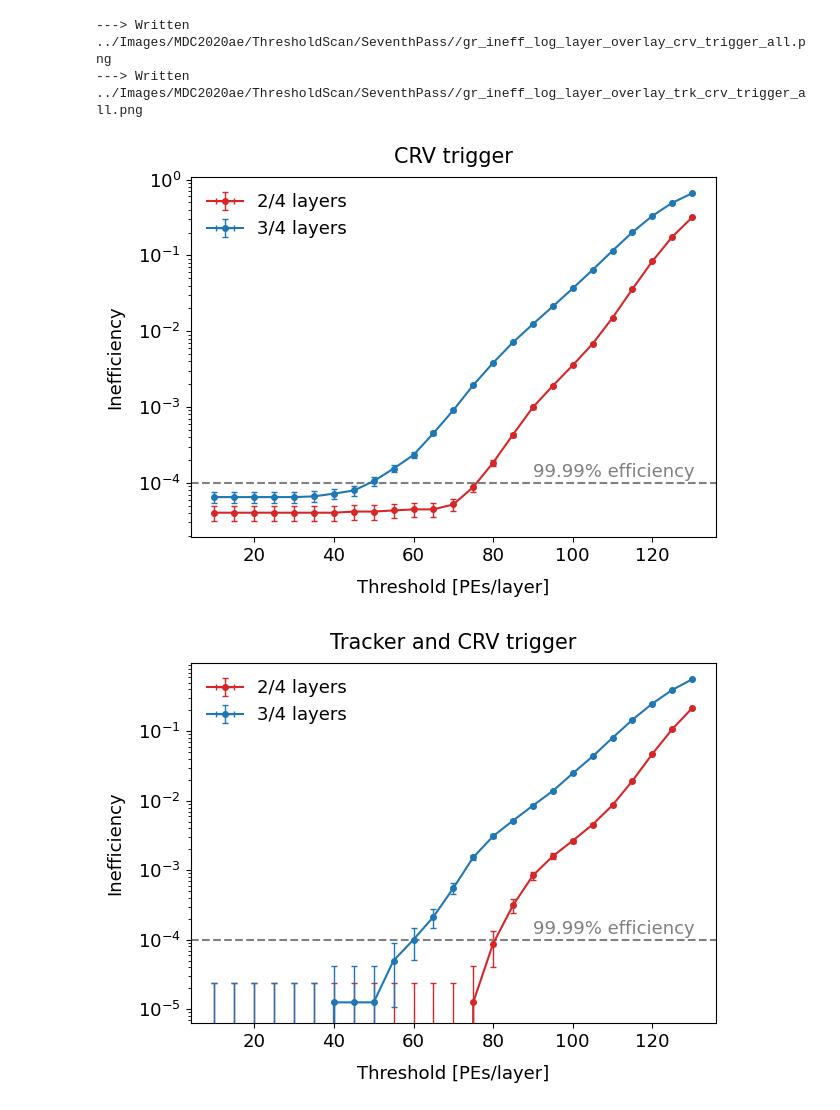
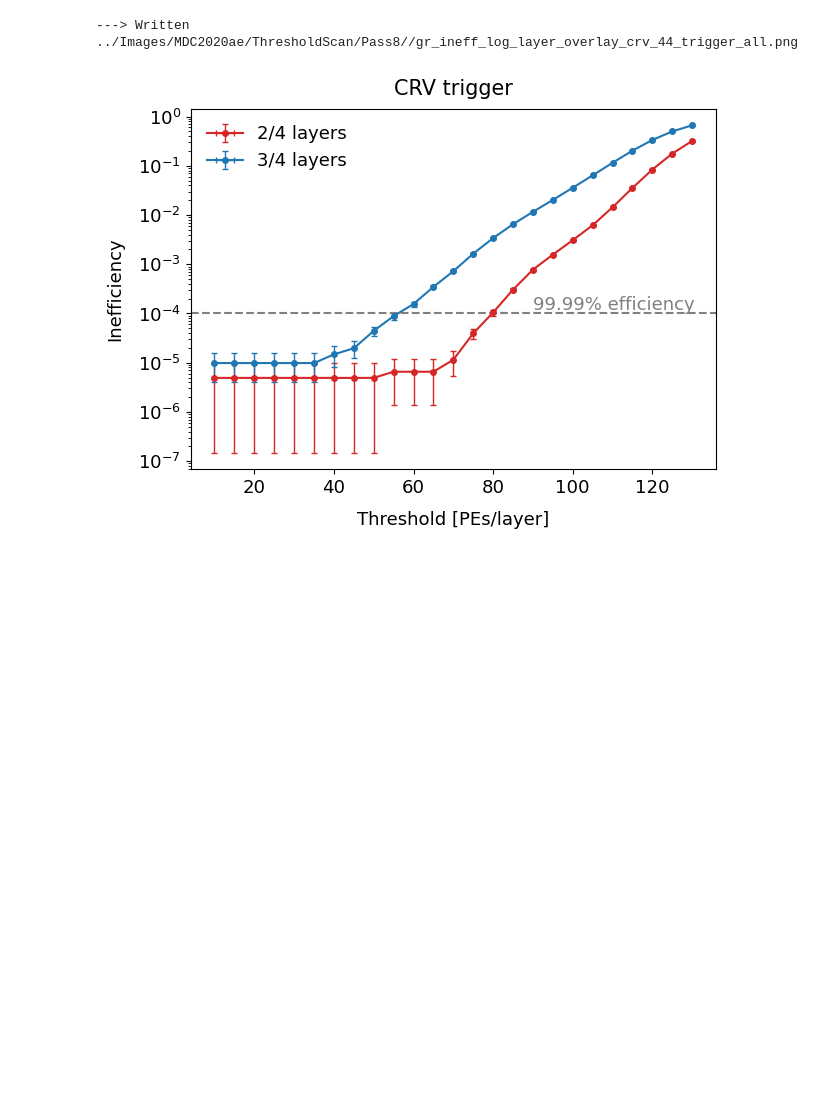
Before and after one commit to sam-grant/CRVSim, a Jupyter notebook: Analyses/Jupyter/PlotModuleEfficiency.ipynb, the cells around one changed output. Saved outputs shown, nothing was run; the diff lists cells and outputs as text; code cells hidden in the pictures; blank space fills up the shorter version.

```diff
--- a/Analyses/Jupyter/PlotModuleEfficiency.ipynb
+++ b/Analyses/Jupyter/PlotModuleEfficiency.ipynb
@@ -256,7 +260,10 @@ def PlotGraph(data_, title=None, xlabel=None, ylabel=None, xmin=0, xmax=-1, ymin
 
     return
 # %%
-def PlotGraphOverlay(graphs_, title=None, xlabel=None, ylabel=None, xmin=0, xmax=-1, ymin=0, ymax=-1, labels_=[], fout="scatter.png", effLine=False, log=False, largePlot=False, includeBlack=False, NDPI=300):
+def PlotGraphOverlay(graphs_, title=None, xlabel=None, ylabel=None, xmin=0, xmax=-1, ymin=0, ymax=-1, labels_=[], fout="scatter.png", colours=None, effLine=False, log=False, largePlot=False, includeBlack=False, NDPI=300):
+
+
+    # print(len(colours_hex), len(graphs_))
 
     # Create figure and axes
     fig, ax = plt.subplots(figsize=(9, 6) if largePlot else None)
@@ -264,8 +271,12 @@ def PlotGraphOverlay(graphs_, title=None, xlabel=None, ylabel=None, xmin=0, xmax
     # Iterate over each pair of xy lists
     for i, (label, data_) in enumerate(graphs_.items()):
 
-        colour = ut.colours[i+1]
-        if includeBlack: colour = ut.colours[i]
+        colour = "black"
+        if colours:
+            colour = colours[i]
+        else:
+            colour = ut.colours[i+1]
+            if includeBlack: colour = ut.colours[i]
 
         ax.errorbar(data_["x"], data_["y"], xerr=data_["xerr"], yerr=data_["yerr"], fmt='o', color=colour, markersize=4, ecolor=colour, capsize=2, elinewidth=1, linestyle='-',label=label)
 
@@ -360,6 +320,6 @@ def PlotGraphOverlay(graphs_, title=None, xlabel=None, ylabel=None, xmin=0, xmax
 # %%
 # Produce graph objects of inefficiency, failures, successes
-def GetScan(PEs_, layer=3, particle="all", cut="no_track_cuts", dataset="MDC2020ae", inDir=f"../Txt/{dataset}/Summer24/SeventhPass/concatenated/results"):
+def GetScan(PEs_, layer=3, particle="all", cut="no_track_cuts", dataset="MDC2020ae", inDir=f"../Txt/{dataset}/Summer24/Pass8/concatenated/results"):
 
     if False: print(f"---> Getting scan data for {layer}/4 layers, {particle}, {cut}, {dataset}.")
 
@@ -404,34 +363,16 @@ partial = False
 dataset = "MDC2020ae"
 PEs_ = np.arange(10, 135, 5)
 # %%
-inDir=f"../Txt/{dataset}/Summer24/SeventhPass/concatenated/results"
-outDir=f"../Images/{dataset}/ThresholdScan/SeventhPass/"
+inDir=f"../Txt/{dataset}/Summer24/{i}/concatenated/results"
+outDir=f"../Images/{dataset}/ThresholdScan/{i}/"
 
 particle = "all"
-cut = "crv_trigger"
-
-# PlotGraph( GetScan(PEs_, 3, "all", cut)["ineff"]
-#           , title="No track cuts", xlabel="Threshold [PEs/layer]", ylabel=f"Inefficiency", fout=f"{outDir}/gr_ineff_log_layer_{cut}_{particle}.png"
-#           , log=False, effLine=False)
+cut = "crv_44_trigger"
 
 PlotGraphOverlay( {"2/4 layers" : GetScan(PEs_, 2, "all", cut, inDir)["ineff"],
                    "3/4 layers" : GetScan(PEs_, 3, "all", cut, inDir)["ineff"] }
                  , title="CRV trigger", xlabel="Threshold [PEs/layer]", ylabel=f"Inefficiency", fout=f"{outDir}/gr_ineff_log_layer_overlay_{cut}_{particle}.png"
                  , log=True, effLine=True)
-
-particle = "all"
-cut = "trk_crv_trigger"
-
-# PlotGraph( GetScan(PEs_, 3, "all", cut)["ineff"]
-#           , title="No track cuts", xlabel="Threshold [PEs/layer]", ylabel=f"Inefficiency", fout=f"{outDir}/gr_ineff_log_layer_{cut}_{particle}.png"
-#           , log=False, effLine=False)
-
-PlotGraphOverlay( {"2/4 layers" : GetScan(PEs_, 2, "all", cut, inDir)["ineff"],
-                   "3/4 layers" : GetScan(PEs_, 3, "all", cut, inDir)["ineff"] }
-                 , title="Tracker and CRV trigger", xlabel="Threshold [PEs/layer]", ylabel=f"Inefficiency", fout=f"{outDir}/gr_ineff_log_layer_overlay_{cut}_{particle}.png"
-                 , log=True, effLine=True)
 # %% [output]
----> Written ../Images/MDC2020ae/ThresholdScan/SeventhPass//gr_ineff_log_layer_overlay_crv_trigger_all.png
----> Written ../Images/MDC2020ae/ThresholdScan/SeventhPass//gr_ineff_log_layer_overlay_trk_crv_trigger_all.png
+---> Written ../Images/MDC2020ae/ThresholdScan/Pass8//gr_ineff_log_layer_overlay_crv_44_trigger_all.png
-[figure, old version]
+[figure, new version]
-[figure, removed]
```
Also changed, not shown: parts of 10 cells of this notebook, 2 other files.
